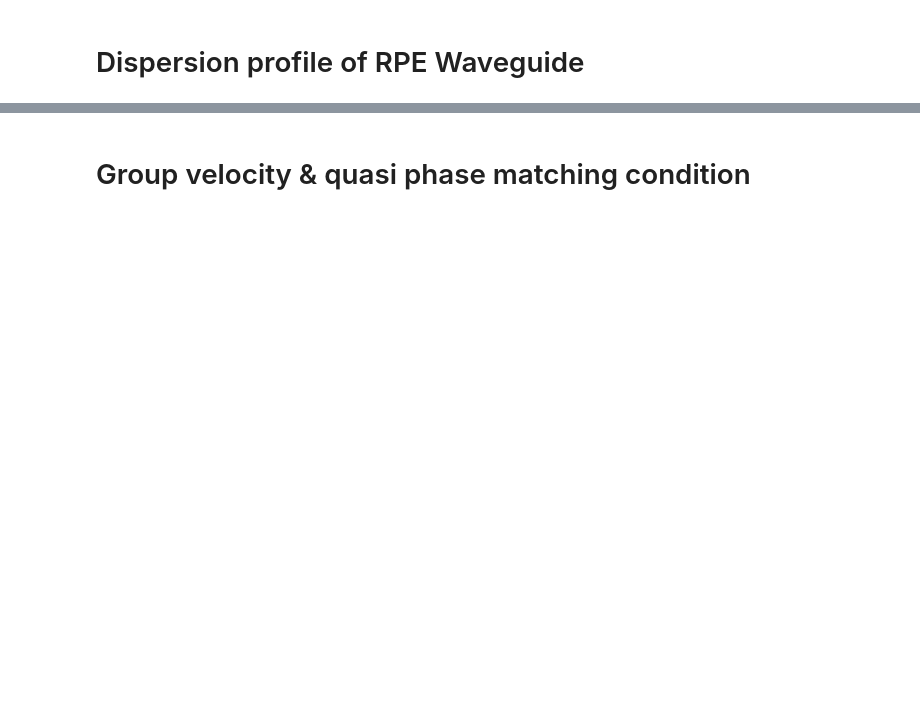
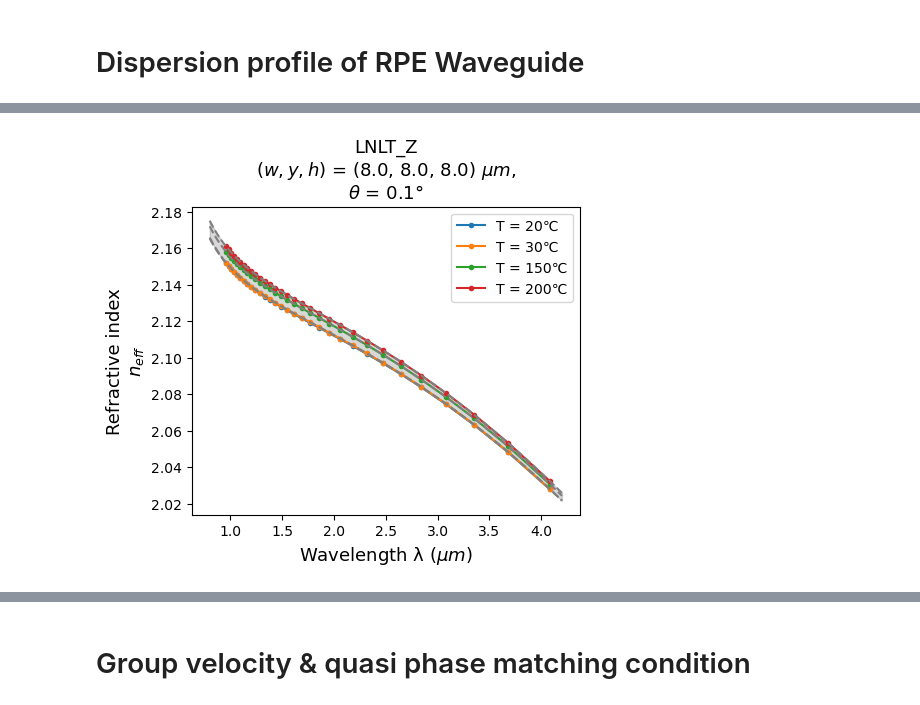
Before and after one commit to elaksono/split_step, a Jupyter notebook: QPM_Analytics.ipynb, the cells around one changed output, grey strips where cells are left out. Cells and saved outputs as stored; diff of their text form; code cells hidden in the pictures; blank space fills up the shorter version.

```diff
--- a/QPM_Analytics.ipynb
+++ b/QPM_Analytics.ipynb
@@ -198,0 +98,17 @@ dn_fit_vec_42 = df_index(lbd_vec, Avec_42, Bvec_42)
+# %%
+fig, ax = plt.subplots(1,1,figsize = (5,4))
+for i in range(len(Tc_vec)):
+    ax.plot(lbd_data_vec[i], neff_data_vec[i], 'o-', markersize = 3, label = f"T = {Tc_vec[i]}"+u"\u2103")
+    ax.plot(lbd_vec, n_fit_22_vec[i], color = "gray", linestyle = "dashed")
+    # ax.plot(lbd_vec, n_fit_33_vec[i], linestyle = "dashed", label = f"Sellmeier (3,3), T = {Tc_vec[i]}"+u"\u2103")
+
+ax.fill_between(lbd_vec, n_fit_22_vec[0], n_fit_22_vec[-1], color = "gray", alpha = 0.3)
+ax.set_title(f"{material}\n$(w, y, h)$ = ({wt * 1e-3}, {yt * 1e-3}, {ht * 1e-3}) $\mu m$,\n" +
+             r"$\theta$ = " + f"{ang}" + f"\u00b0", fontsize = 13)
+ax.set_xlabel("Wavelength λ ($\mu m$)", fontsize = 13)
+ax.set_ylabel("Refractive index\n$n_{eff}$", fontsize = 13)
+ax.legend()
+
+plt.savefig(f"./Plots/fig_neff_TM00_{material}_df{df}_w{wt}_y{yt}_h{ht}_th{ang}.png", bbox_inches="tight")
+# %% [output]
+[figure, added]
```
Also changed, not shown: parts of 151 cells of this notebook, 2 other files.
